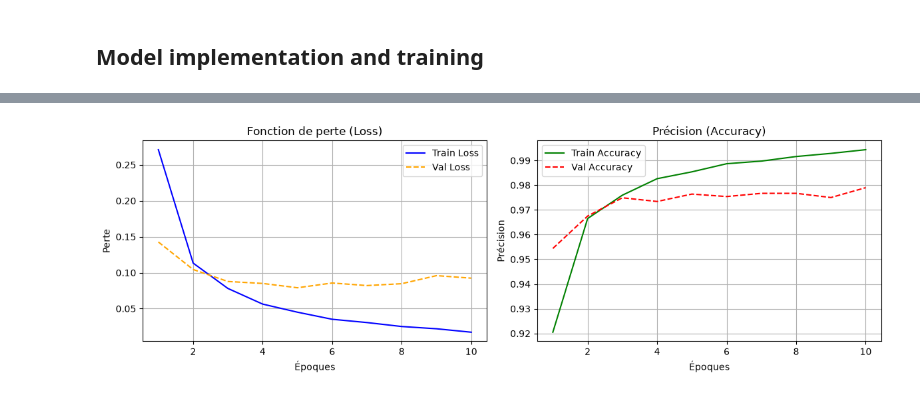
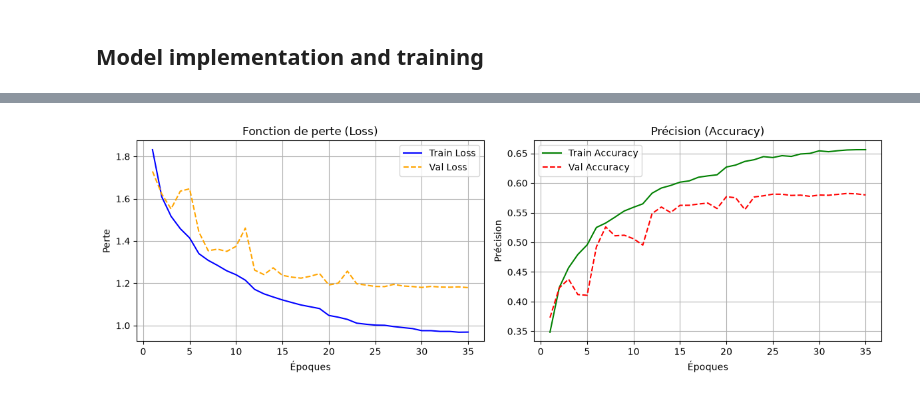
Before and after one commit to Fonocol/Classification, a Jupyter notebook: notebook_mlp_cifar10.ipynb, the cells around one changed output, grey strips where cells are left out. Cells and saved outputs as stored; diff of their text form; code cells hidden in the pictures.

Commit message:
mlp_cifar

```diff
--- a/notebook_mlp_cifar10.ipynb
+++ b/notebook_mlp_cifar10.ipynb
@@ -23,7 +24,6 @@ plot_sample_images(X_train_mlp_cifar10[:10], y_train_mlp_cifar10[:10],CIFAR10_CL
 
 ## Model implementation and training
 # %%
-
-mlp_model = build_mlp(input_shape=(784,), hidden_units=[128, 64], num_classes=10)
-mlp_model.summary()
+mlp_cifar_model = build_mlp_cifar(learning_rate=0.0005)
+mlp_cifar_model.summary()
 # %% [output]
@@ -43,10 +52,27 @@ Model: "sequential_1"
 # %%
-# Entraînement
-history_mlp = mlp_model.fit(
-    X_train_mlp_mnist,
-    y_train_mlp_mnist,
-    validation_data=(X_test_mlp_mnist, y_test_mlp_mnist),
-    epochs=10,
-    batch_size=64
+
+# 2. Callbacks pour éviter le surapprentissage
+callbacks = [
+    tf.keras.callbacks.EarlyStopping(
+        monitor='val_loss',
+        patience=6,
+        restore_best_weights=True
+    ),
+    tf.keras.callbacks.ReduceLROnPlateau(
+        monitor='val_loss',
+        factor=0.5,
+        patience=2,
+        min_lr=1e-5
+    )
+]
+
+#Entraînement
+history_mlp_cifar = mlp_cifar_model.fit(
+    X_train_mlp_cifar10,
+    y_train_mlp_cifar10,
+    validation_data=(X_test_mlp_cifar10, y_test_mlp_cifar10),
+    epochs=35,
+    batch_size=64,
+    callbacks=callbacks
 )
 # %% [output]
@@ -73,9 +96,7 @@ Epoch 10/10
 # %%
+plot_training_history(history_mlp_cifar)
 
-# Courbes d'entraînement
-plot_training_history(history_mlp)
-
-test_loss, test_acc = mlp_model.evaluate(X_test_mlp_mnist, y_test_mlp_mnist)
-print(f"Précision sur le jeu de test : {test_acc * 100:.2f}%")
+test_loss, test_acc = mlp_cifar_model.evaluate(X_test_mlp_cifar10, y_test_mlp_cifar10)
+print(f"Précision test CIFAR-10 (MLP) : {test_acc * 100:.2f}%")
 # %% [output]
-[figure, old version]
+[figure, new version]
```
Also changed, not shown: parts of 6 cells of this notebook, 1 other file.
